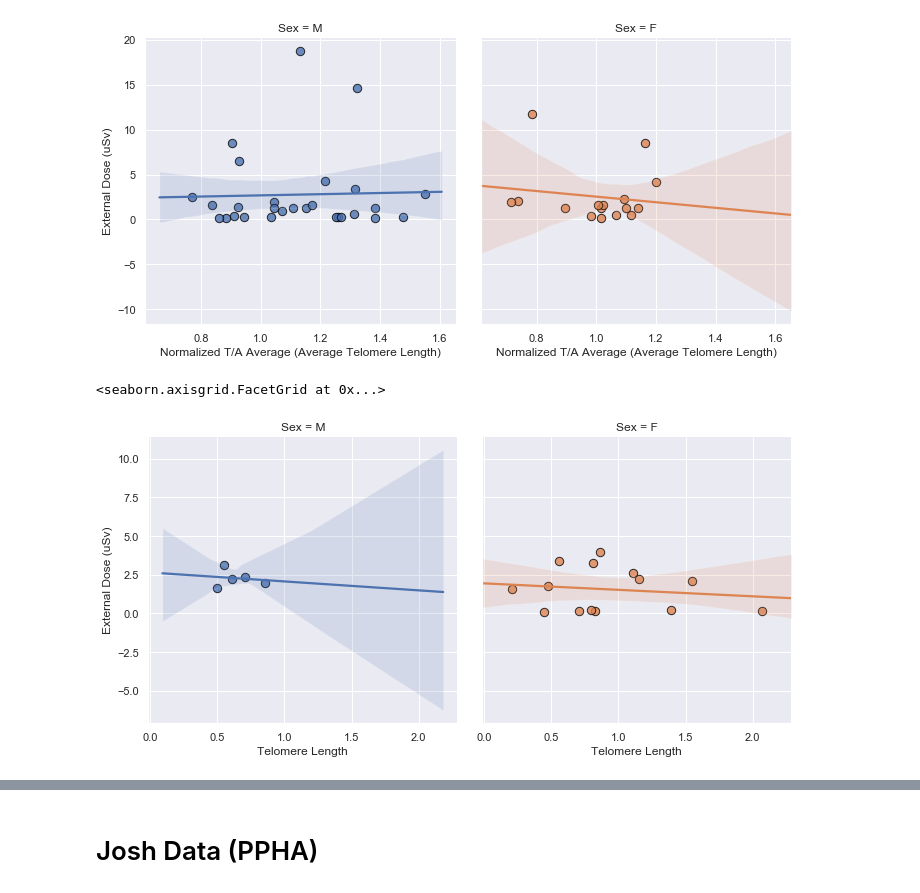
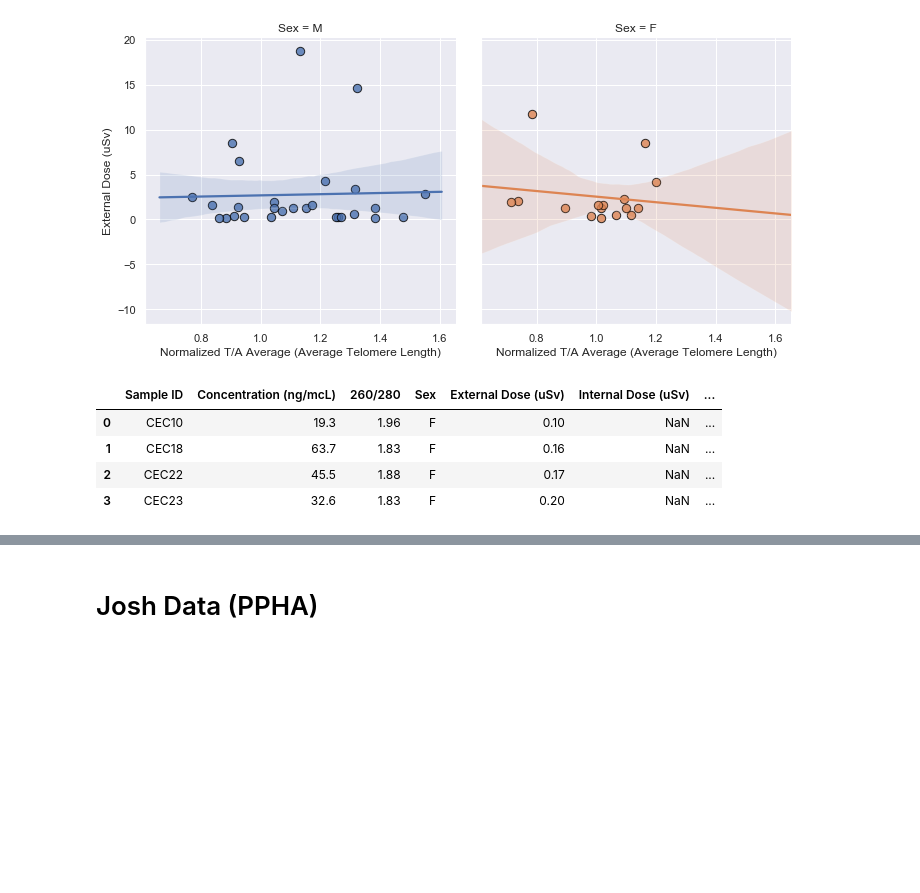
Before and after one commit to Jared-Luxton/Fukushima-Nuclear-Disaster-Humans, a Jupyter notebook: workflow & analyses notebooks/02_Fukushima_Project_Visualization_and_Statistics.ipynb, the cells around one changed output, grey strips where cells are left out. Saved outputs shown, nothing was run; the diff lists cells and outputs as text; code cells hidden in the pictures; blank space fills up the shorter version.

```diff
--- a/workflow & analyses notebooks/02_Fukushima_Project_Visualization_and_Statistics.ipynb
+++ b/workflow & analyses notebooks/02_Fukushima_Project_Visualization_and_Statistics.ipynb
@@ -396,16 +405,11 @@ sns.lmplot(x='Normalized T/A Average (Average Telomere Length)', y='External Dos
 # %% [output]
 <seaborn.axisgrid.FacetGrid at 0x...>
 [figure]
-# %%
-sns.lmplot(x='Telomere Length', y='External Dose (uSv)',
-           hue_order=['M', 'F'],
-           col_order=['M', 'F'],
-           col='Sex',
-           hue='Sex',
-           scatter_kws={
-               "s":70,
-               "edgecolor":"black"},
-               data=aryn_snake_df)
-# %% [output]
-<seaborn.axisgrid.FacetGrid at 0x...>
-[figure, removed]
+# %%
+aryn_snake_df.head(4)
+# %% [output]
+|  | Sample ID | Concentration (ng/mcL) | 260/280 | Sex | External Dose (uSv) | Internal Dose (uSv) | ... |
+| 0 | CEC10 | 19.3 | 1.96 | F | 0.10 | NaN | ... |
+| 1 | CEC18 | 63.7 | 1.83 | F | 0.16 | NaN | ... |
+| 2 | CEC22 | 45.5 | 1.88 | F | 0.17 | NaN | ... |
+| 3 | CEC23 | 32.6 | 1.83 | F | 0.20 | NaN | ... |
```
Also changed, not shown: parts of 8 cells of this notebook.
